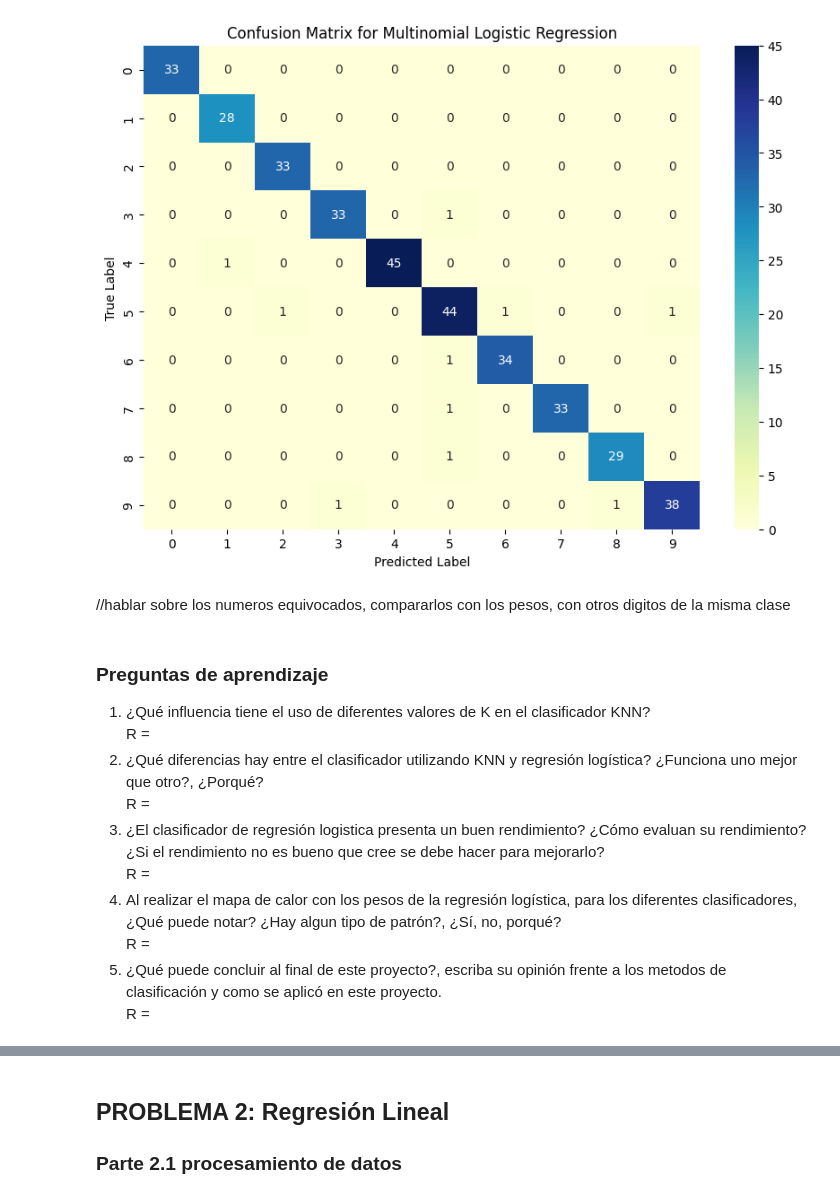
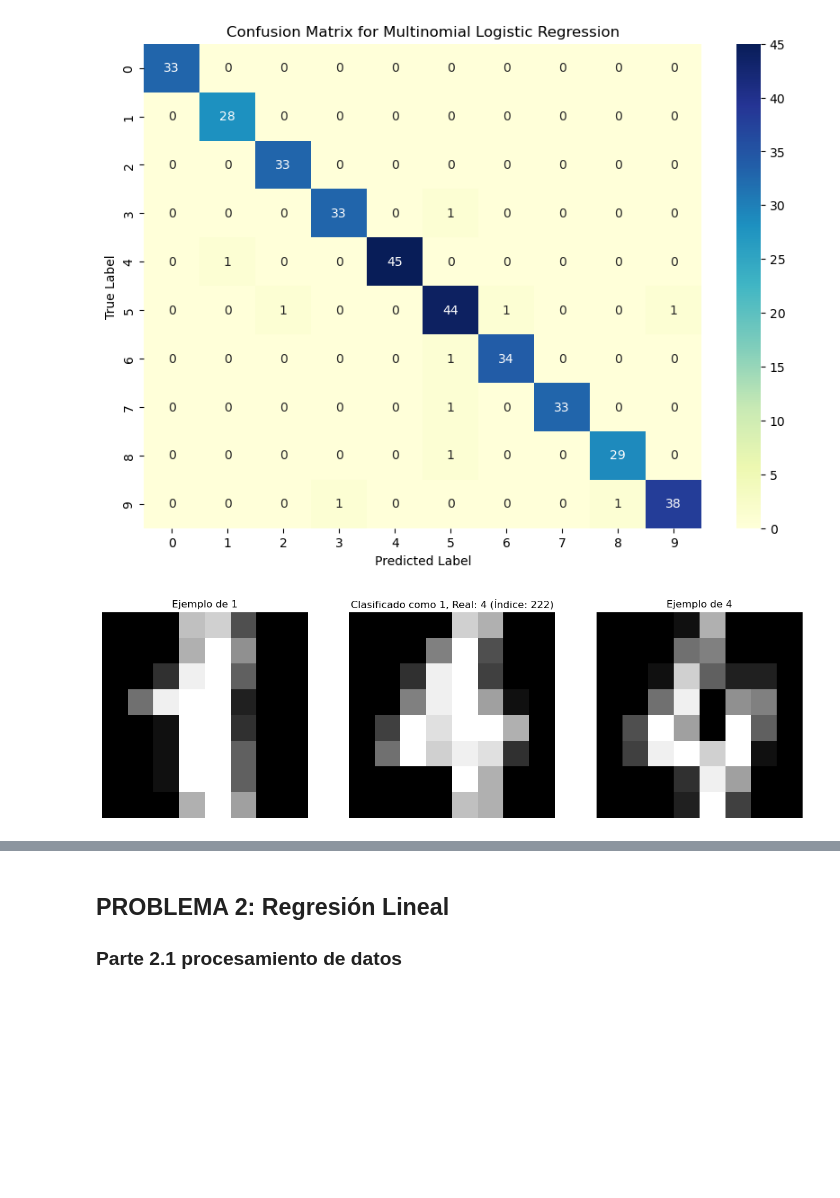
Before and after one commit to jclavijomartinez/IA2430, a Jupyter notebook: Proyecto1/JUAN-CLAVIJO-Proyecto1.ipynb, the cells around one changed output, grey strips where cells are left out. Drawn from its saved outputs; the diff is of its cells as text; code cells hidden in the pictures; blank space fills up the shorter version.

Commit message:
punto 1 completado al 100%

```diff
--- a/Proyecto1/JUAN-CLAVIJO-Proyecto1.ipynb
+++ b/Proyecto1/JUAN-CLAVIJO-Proyecto1.ipynb
@@ -304,18 +293,33 @@ Evaluación del modelo multinomial:
    macro avg       0.97      0.97      0.97       360
 weighted avg       0.97      0.97      0.97       360
 [figure]
-# %% [markdown]
-//hablar sobre los numeros equivocados, compararlos con los pesos, con otros digitos de la misma clase
-# %% [markdown]
-### Preguntas de aprendizaje
-
-1. ¿Qué influencia tiene el uso de diferentes valores de K en el clasificador KNN?<br />
-R =
-2. ¿Qué diferencias hay entre el clasificador utilizando KNN y regresión logística? ¿Funciona uno mejor que otro?, ¿Porqué?<br />
-R =
-3. ¿El clasificador de regresión logistica presenta un buen rendimiento? ¿Cómo evaluan su rendimiento?¿Si el rendimiento no es bueno que cree se debe hacer para mejorarlo?<br />
-R =
-4. Al realizar el mapa de calor con los pesos de la regresión logística, para los diferentes clasificadores, ¿Qué puede notar? ¿Hay algun tipo de patrón?, ¿Sí, no, porqué?<br />
-R =
-5. ¿Qué puede concluir al final de este proyecto?, escriba su opinión frente a los metodos de clasificación y como se aplicó en este proyecto.<br />
-R =
+# %%
+# Parte 1.4.1 visualización de malas clasificaciones
+
+# Configurar la cuadrícula de 1 fila y 3 columnas
+fig, axes = plt.subplots(1, 3, figsize=(15, 10))
+plt.gray()
+
+# identificacion de la mala clasificación
+misclassified_indices = np.where((y_test == 4) & (y_pred_multinomial == 1))[0]
+
+# Mostrar un ejemplo de dígito 1 (correctamente clasificado)
+axes[0].imshow(digits.images[np.where(digits.target == 1)[0][0]], cmap='gray')
+axes[0].set_title("Ejemplo de 1")
+axes[0].axis("off")  # Ocultar ejes para claridad
+
+# Mostrar el dígito mal clasificado (Real: 4, Clasificado: 1)
+for idx in misclassified_indices:
+    axes[1].imshow(X_test[idx].reshape(8, 8), cmap="gray")
+    axes[1].set_title(f"Clasificado como 1, Real: 4 (Índice: {idx})")
+    axes[1].axis("off")  # Ocultar ejes
+
+# Mostrar un ejemplo de dígito 4 (correctamente clasificado)
+axes[2].imshow(digits.images[np.where(digits.target == 4)[0][0]], cmap='gray')
+axes[2].set_title("Ejemplo de 4")
+axes[2].axis("off")
+
+# Mostrar la figura completa
+plt.show()
+# %% [output]
+[figure, added]
```
Also changed, not shown: parts of 18 cells of this notebook, 2 other files.
